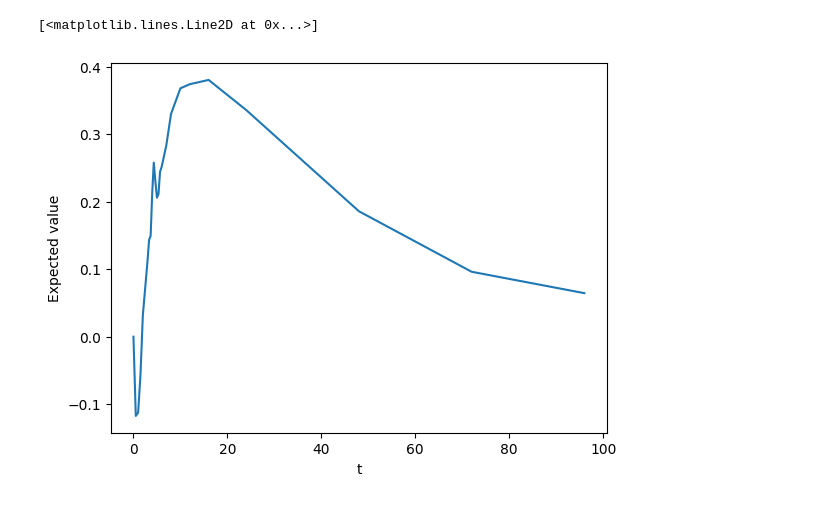
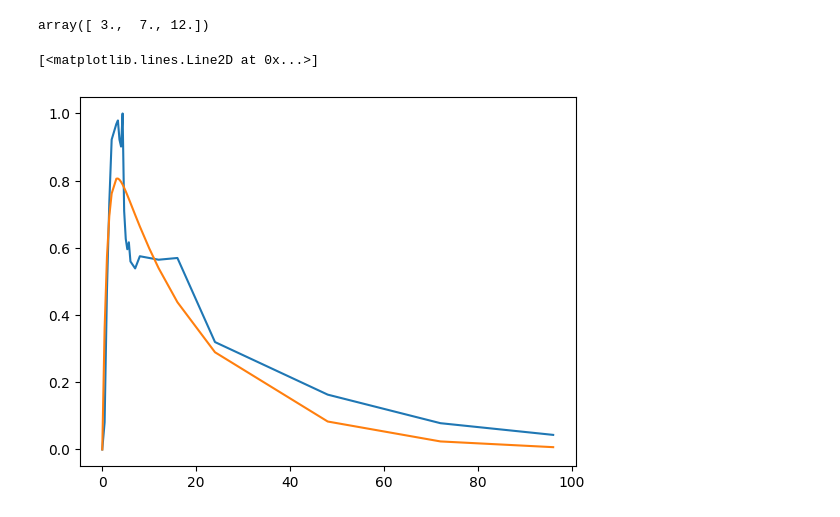
Before and after one commit to LumbaBalumba/yes-science, a Jupyter notebook: modelling.ipynb, the cells around one changed output. Cells and saved outputs as stored; diff of their text form; code cells hidden in the pictures.

```diff
--- a/modelling.ipynb
+++ b/modelling.ipynb
@@ -40,0 +41,24 @@ residuals_mean = np.mean(residuals, axis=0)
+# %%
+t, X = samples[6]
+X /= np.max(X)
+plt.plot(t, X)
+
+X_smooth = savgol_filter(X, 5, 3)
+X_smooth = np.maximum(X_smooth, np.zeros_like(X_smooth))
+X_smooth[0] = 0
+plt.plot(t, X_smooth)
+
+peaks, _ = find_peaks(X_smooth)
+valleys, _ = find_peaks(-X_smooth)
+
+
+peaks = np.sort(np.concatenate([peaks, valleys]))
+print(peaks)
+t_diff = np.diff(t[peaks])
+
+# peaks = peaks[t_diff > 1.0]
+p_idx = np.concatenate([[True], t_diff >= 1.0])
+
+peaks = peaks[p_idx]
+
+plt.vlines(t[peaks], ymin=0, ymax=1, colors='red')
@@ -40,0 +69,9 @@ residuals_mean = np.mean(residuals, axis=0)
+# %%
+tau = t[peaks]
+tau
+# %% [output]
+array([ 3.,  7., 12.])
+# %%
+model = ExpModel(tau=tau, modes=["up", "down", "up", "down"])
+# %%
+model.fit(t, X)
@@ -41,7 +80,6 @@ residuals_mean = np.mean(residuals, axis=0)
 # %%
-plt.xlabel("t")
-plt.ylabel('Expected value')
-plt.plot(t, residuals_mean)
+plt.plot(t, X)
+plt.plot(t, X_sample)
 # %% [output]
 [<matplotlib.lines.Line2D at 0x...>]
-[figure, old version]
+[figure, new version]
```
Also changed, not shown: parts of 10 cells of this notebook, 10 other files.
